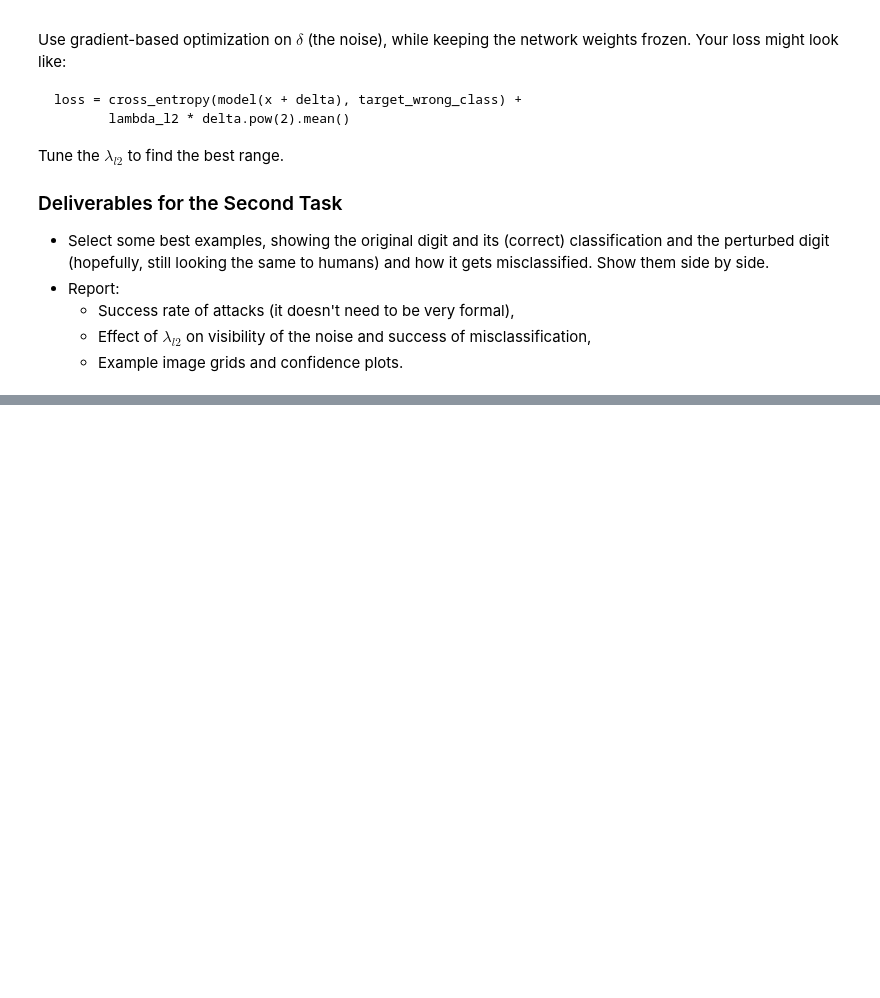
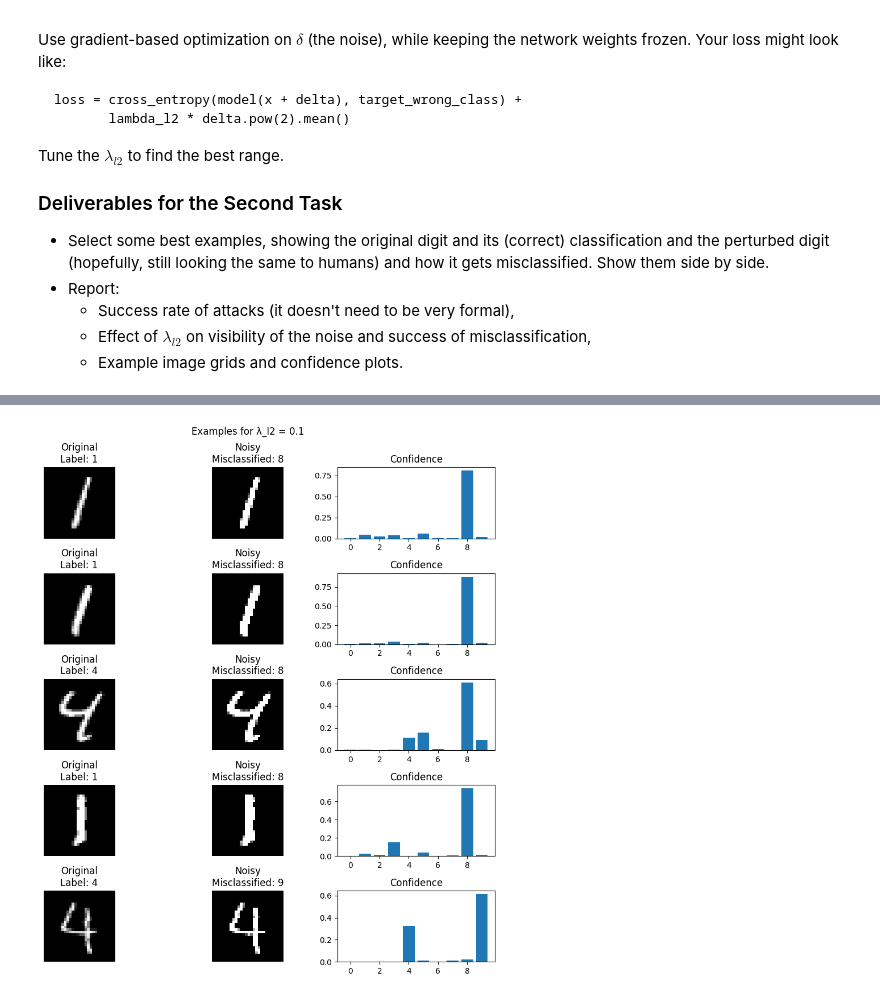
Before and after one commit to TrzeciakPiotr2300/Uczenie_Maszynowe_2025, a Jupyter notebook: HW10-convolutional-neural-network-CNN.ipynb, the cells around one changed output, grey strips where cells are left out. Drawn from its saved outputs; the diff is of its cells as text; code cells hidden in the pictures; blank space fills up the shorter version.

```diff
--- a/HW10-convolutional-neural-network-CNN.ipynb
+++ b/HW10-convolutional-neural-network-CNN.ipynb
@@ -310,0 +405,23 @@ for epoch in range(1000):
+# %%
+def show_examples_grid(examples, lambda_l2):
+    fig, axs = plt.subplots(len(examples), 3, figsize=(9, 2 * len(examples)))
+
+    for i, (img, noisy_img, label, pred, logits) in enumerate(examples):
+        axs[i, 0].imshow(img.cpu().squeeze(), cmap="gray")
+        axs[i, 0].set_title(f"Original\nLabel: {label.item()}")
+        axs[i, 1].imshow(noisy_img.cpu().squeeze(), cmap="gray")
+        axs[i, 1].set_title(f"Noisy\nMisclassified: {pred.item()}")
+        axs[i, 2].bar(range(10), logits.cpu().softmax(0))
+        axs[i, 2].set_title("Confidence")
+
+        for j in range(3):
+            axs[i, j].axis('off' if j < 2 else 'on')
+
+    plt.suptitle(f"Examples for λ_l2 = {lambda_l2}")
+    plt.tight_layout()
+    plt.show()
+# %%
+lambda_to_show = 0.1
+show_examples_grid(results[lambda_to_show]["examples"], lambda_to_show)
+# %% [output]
+[figure, added]
```
Also changed, not shown: parts of 8 cells of this notebook.
